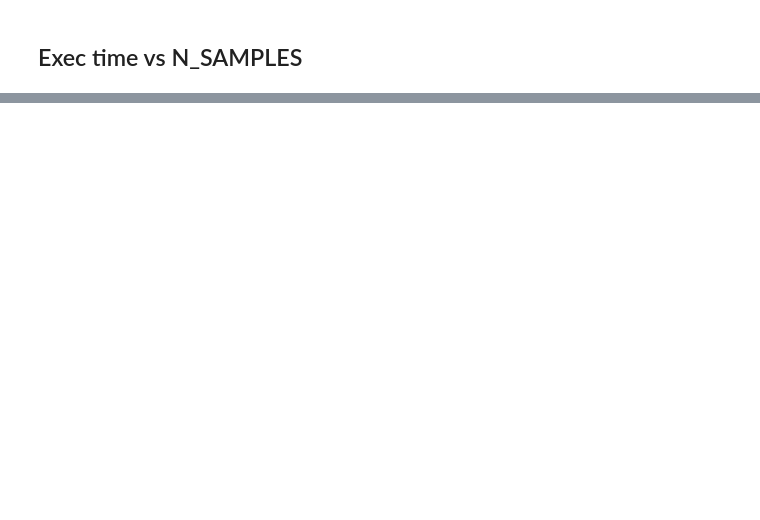
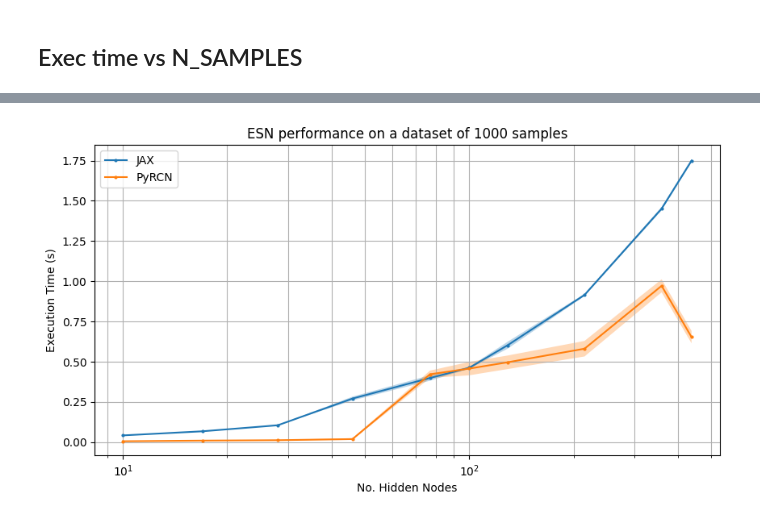
Before and after one commit to Wotaker/JAX-RCN, a Jupyter notebook: output/analyze.ipynb, the cells around one changed output, grey strips where cells are left out. Drawn from its saved outputs; the diff is of its cells as text; code cells hidden in the pictures; blank space fills up the shorter version.

```diff
--- a/output/analyze.ipynb
+++ b/output/analyze.ipynb
@@ -50,0 +56,25 @@ def time_vs_dataset_size(hidden_nodes: int):
+# %%
+def time_vs_hidden_nodes(dataset_size: int, scale: str = "log"):
+
+    df = pd.read_csv("all_results.csv")
+    df = df[df["N_Samples"] == dataset_size]
+    frameworks = df["Framework"].unique()
+
+    fig, ax = plt.subplots(figsize=(10, 5))
+    for framework in frameworks:
+        mean, ci_low, ci_high = get_thr_ci(df[df.Framework == framework], "Hidden_Nodes")
+
+        ax.plot(mean.index, mean, marker='o', markersize=2, label=f"{framework}")
+        ax.fill_between(mean.index, ci_low, ci_high, alpha=0.3, linewidth=0.0)
+
+    plt.xscale(scale)
+    plt.xlabel('No. Hidden Nodes')
+    plt.ylabel('Execution Time (s)')
+    plt.title(f'ESN performance on a dataset of {dataset_size} samples')
+    plt.legend()
+    plt.grid(which="both")
+    plt.savefig(f"exec-time_vs_hidden-nodes_{dataset_size}-data-points.pdf", bbox_inches='tight')
+# %%
+time_vs_hidden_nodes(1000, "log")
+# %% [output]
+[figure, added]
```
Also changed, not shown: parts of 2 cells of this notebook, 2 other files.
